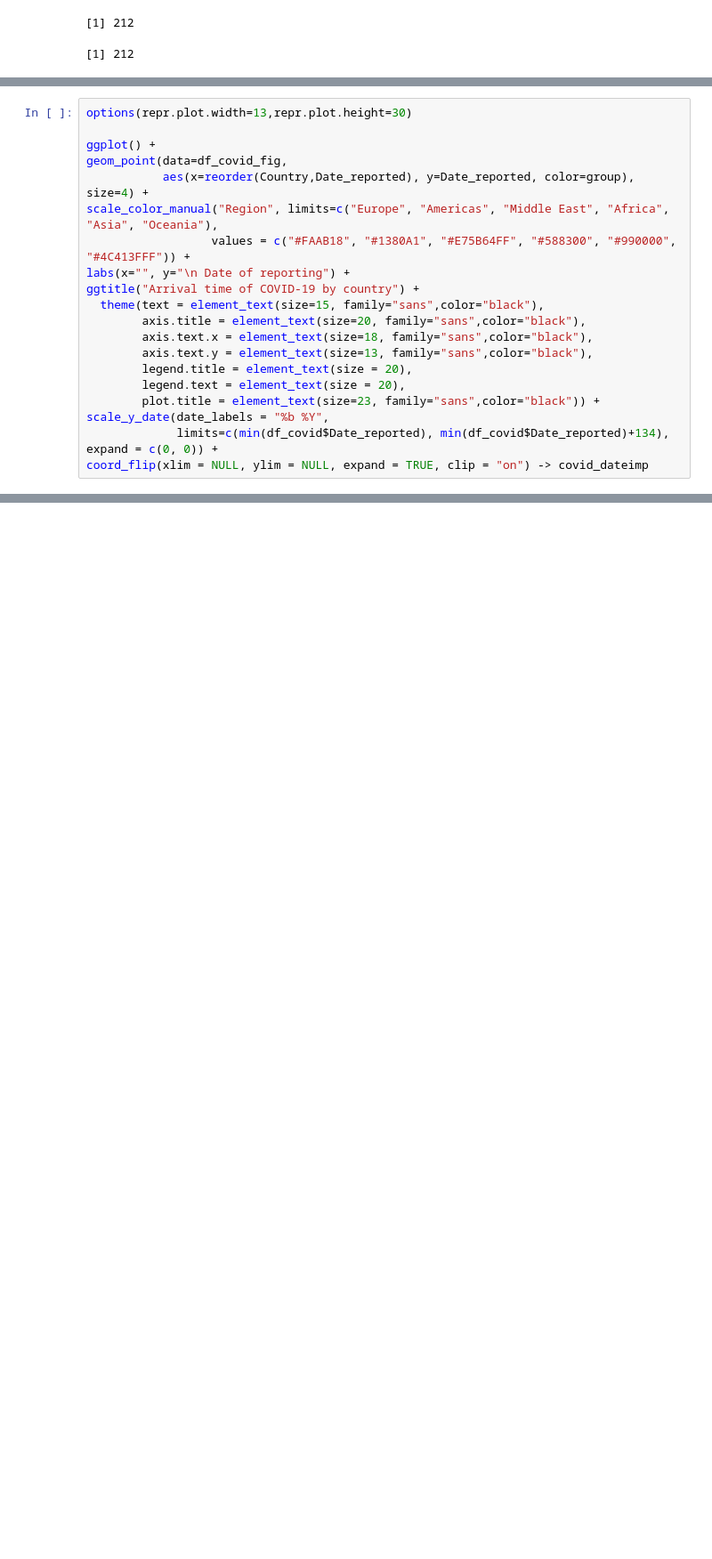
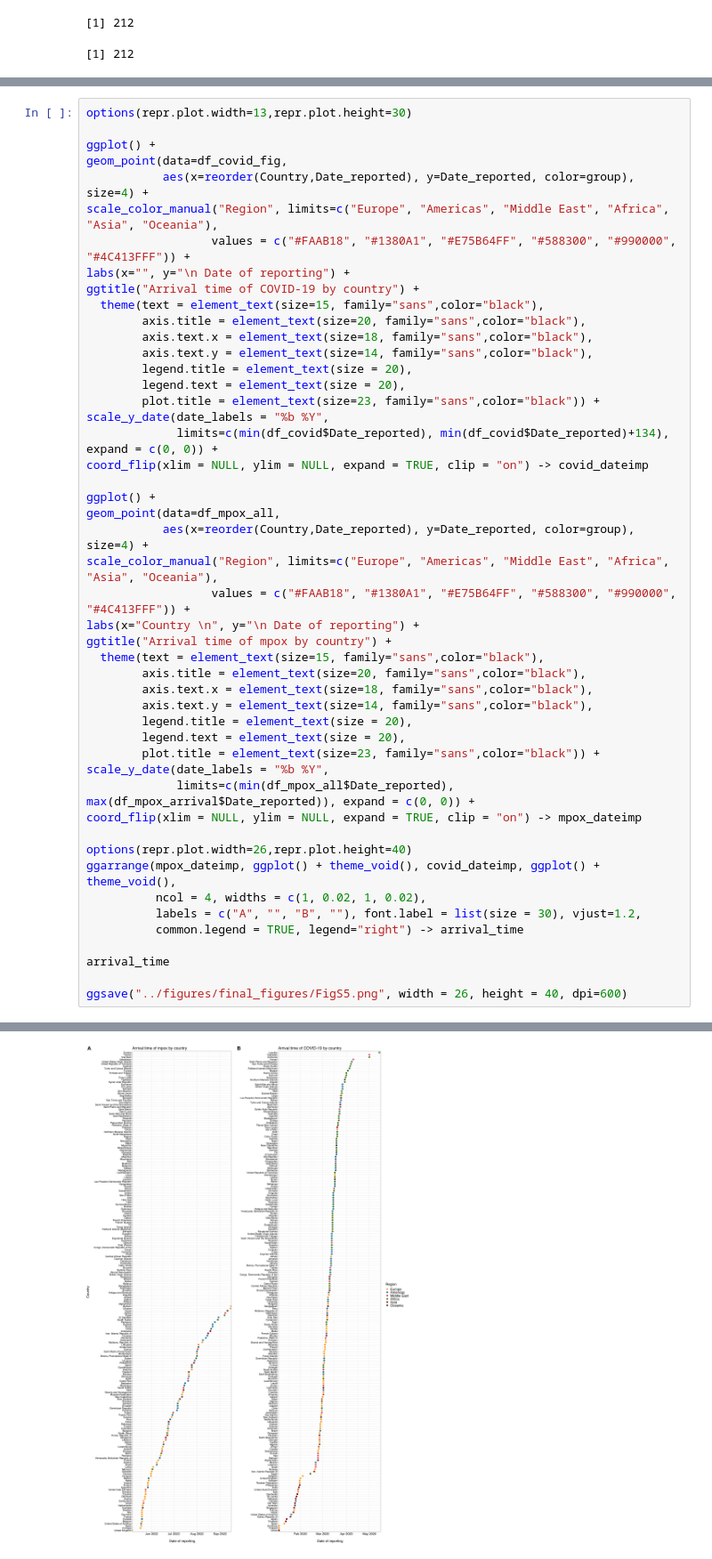
Before and after one commit to SungmokJung/mpox_global, a Jupyter notebook: scripts/A1. Incidence.ipynb, the cells around one changed output, grey strips where cells are left out. Shown at 89% size. Saved outputs shown, nothing was run; the diff lists cells and outputs as text; blank space fills up the shorter version.

```diff
--- a/scripts/A1. Incidence.ipynb
+++ b/scripts/A1. Incidence.ipynb
@@ -727,10 +777,39 @@ ggtitle("Arrival time of COVID-19 by country") +
   theme(text = element_text(size=15, family="sans",color="black"),
         axis.title = element_text(size=20, family="sans",color="black"),
         axis.text.x = element_text(size=18, family="sans",color="black"),
-        axis.text.y = element_text(size=13, family="sans",color="black"),
+        axis.text.y = element_text(size=14, family="sans",color="black"),
         legend.title = element_text(size = 20),
         legend.text = element_text(size = 20),
         plot.title = element_text(size=23, family="sans",color="black")) +
 scale_y_date(date_labels = "%b %Y",
              limits=c(min(df_covid$Date_reported), min(df_covid$Date_reported)+134), expand = c(0, 0)) +
 coord_flip(xlim = NULL, ylim = NULL, expand = TRUE, clip = "on") -> covid_dateimp
+
+ggplot() +
+geom_point(data=df_mpox_all,
+           aes(x=reorder(Country,Date_reported), y=Date_reported, color=group), size=4) +
+scale_color_manual("Region", limits=c("Europe", "Americas", "Middle East", "Africa", "Asia", "Oceania"),
+                  values = c("#FAAB18", "#1380A1", "#E75B64FF", "#588300", "#990000", "#4C413FFF")) +
+labs(x="Country \n", y="\n Date of reporting") +
+ggtitle("Arrival time of mpox by country") +
+  theme(text = element_text(size=15, family="sans",color="black"),
+        axis.title = element_text(size=20, family="sans",color="black"),
+        axis.text.x = element_text(size=18, family="sans",color="black"),
+        axis.text.y = element_text(size=14, family="sans",color="black"),
+        legend.title = element_text(size = 20),
+        legend.text = element_text(size = 20),
+        plot.title = element_text(size=23, family="sans",color="black")) +
+scale_y_date(date_labels = "%b %Y",
+             limits=c(min(df_mpox_all$Date_reported), max(df_mpox_arrival$Date_reported)), expand = c(0, 0)) +
+coord_flip(xlim = NULL, ylim = NULL, expand = TRUE, clip = "on") -> mpox_dateimp
+
+options(repr.plot.width=26,repr.plot.height=40)
+ggarrange(mpox_dateimp, ggplot() + theme_void(), covid_dateimp, ggplot() + theme_void(),
+          ncol = 4, widths = c(1, 0.02, 1, 0.02),
+          labels = c("A", "", "B", ""), font.label = list(size = 30), vjust=1.2,
+          common.legend = TRUE, legend="right") -> arrival_time
+
+arrival_time
+
+ggsave("../figures/final_figures/FigS5.png", width = 26, height = 40, dpi=600)
+# %% [output]
@@ -736,0 +820 @@ coord_flip(xlim = NULL, ylim = NULL, expand = TRUE, clip = "on") -> covid_dateim
+[figure, added]
```
Also changed, not shown: parts of 12 cells of this notebook, 36 other files.
